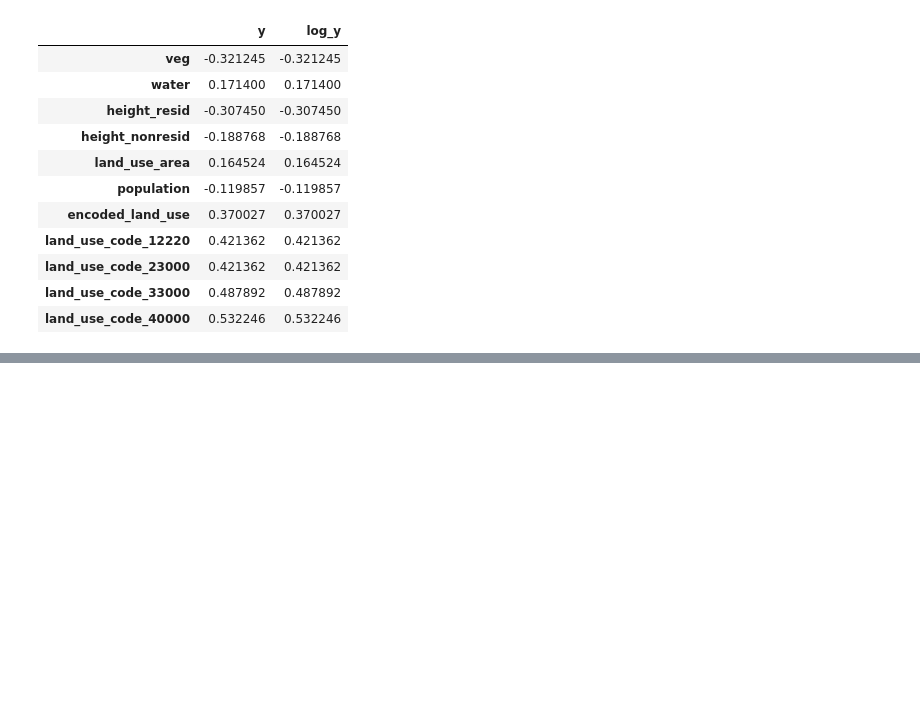
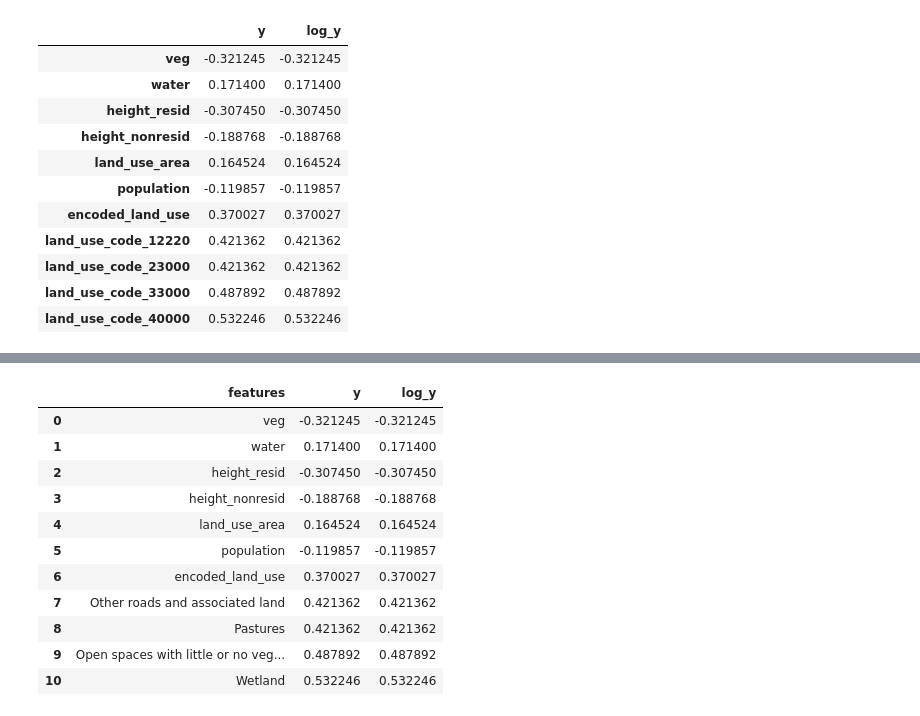
Before and after one commit to zilikons/demeter, a Jupyter notebook: notebooks/plots.ipynb, the cells around one changed output, grey strips where cells are left out. Saved outputs shown, nothing was run; the diff lists cells and outputs as text; code cells hidden in the pictures; blank space fills up the shorter version.

```diff
--- a/notebooks/plots.ipynb
+++ b/notebooks/plots.ipynb
@@ -364,0 +521,20 @@ final_corr.style.background_gradient(cmap='coolwarm')
+# %%
+def replace_code(df):
+    df.apply(lambda x:URBAN_ATLAS_LAND_USE.get(x,x))
+    return df
+# %%
+replace_code(final_corr["features"])
+final_corr
+# %% [output]
+|  | features | y | log_y |
+| 0 | veg | -0.321245 | -0.321245 |
+| 1 | water | 0.171400 | 0.171400 |
+| 2 | height_resid | -0.307450 | -0.307450 |
+| 3 | height_nonresid | -0.188768 | -0.188768 |
+| 4 | land_use_area | 0.164524 | 0.164524 |
+| 5 | population | -0.119857 | -0.119857 |
+| 6 | encoded_land_use | 0.370027 | 0.370027 |
+| 7 | Other roads and associated land | 0.421362 | 0.421362 |
+| 8 | Pastures | 0.421362 | 0.421362 |
+| 9 | Open spaces with little or no veg... | 0.487892 | 0.487892 |
+| 10 | Wetland | 0.532246 | 0.532246 |
```
Also changed, not shown: parts of 11 cells of this notebook.
